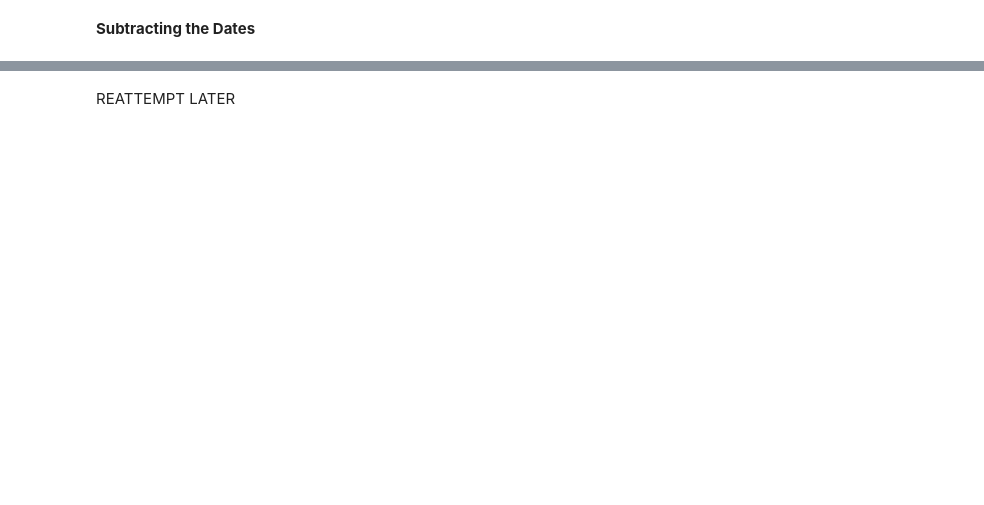
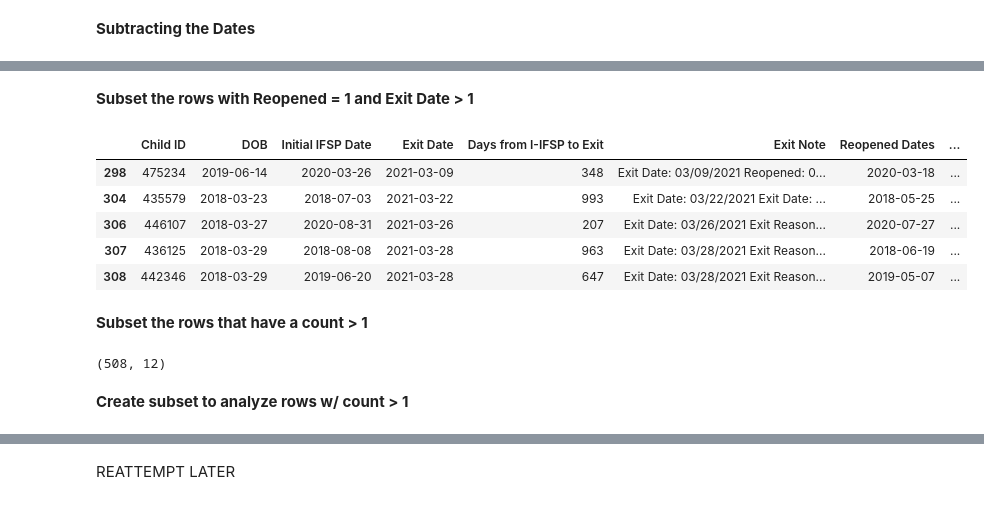
Before and after one commit to emmajordan19/ddid-rasberry-pi, a Jupyter notebook: notebook/TEIS Project.ipynb, the cells around one changed output, grey strips where cells are left out. Drawn from its saved outputs; the diff is of its cells as text; code cells hidden in the pictures; blank space fills up the shorter version.

```diff
--- a/notebook/TEIS Project.ipynb
+++ b/notebook/TEIS Project.ipynb
@@ -126,0 +393,2 @@ TEIS_reopened
+# %%
+TEIS_reopened['Number of Reopened Dates'] = TEIS_reopened['Exit Note'].str.count(r'(Reopened: \d{2}/\d{2}/\d{4})')
@@ -126,0 +401,2 @@ TEIS_reopened
+# %%
+TEIS_reopened['Number of Exit Dates'] = TEIS_reopened['Exit Note'].str.count(r'Exit Date: \d{2}/\d{2}/\d{4}')
@@ -126,0 +438,21 @@ TEIS_reopened
+# %% [markdown]
+**Subset the rows with Reopened = 1 and Exit Date > 1**
+# %%
+TEIS_single_date = TEIS_reopened[(TEIS_reopened['Number of Reopened Dates'] <= 1) & (TEIS_reopened['Number of Exit Dates'] > 1)]
+TEIS_single_date.head()
+# %% [output]
+|  | Child ID | DOB | Initial IFSP Date | Exit Date | Days from I-IFSP to Exit | Exit Note | Reopened Dates | ... |
+| 298 | 475234 | 2019-06-14 | 2020-03-26 | 2021-03-09 | 348 | Exit Date: 03/09/2021 Reopened: 0... | 2020-03-18 | ... |
+| 304 | 435579 | 2018-03-23 | 2018-07-03 | 2021-03-22 | 993 | Exit Date: 03/22/2021 Exit Date: ... | 2018-05-25 | ... |
+| 306 | 446107 | 2018-03-27 | 2020-08-31 | 2021-03-26 | 207 | Exit Date: 03/26/2021 Exit Reason... | 2020-07-27 | ... |
+| 307 | 436125 | 2018-03-29 | 2018-08-08 | 2021-03-28 | 963 | Exit Date: 03/28/2021 Exit Reason... | 2018-06-19 | ... |
+| 308 | 442346 | 2018-03-29 | 2019-06-20 | 2021-03-28 | 647 | Exit Date: 03/28/2021 Exit Reason... | 2019-05-07 | ... |
+# %% [markdown]
+**Subset the rows that have a count > 1**
+# %%
+TEIS_multiple_dates = TEIS_reopened[(TEIS_reopened['Number of Reopened Dates'] > 1) & (TEIS_reopened['Number of Exit Dates'] > 1)]
+TEIS_multiple_dates.shape
+# %% [output]
+(508, 12)
+# %% [markdown]
+**Create subset to analyze rows w/ count > 1**
```
Also changed, not shown: parts of 51 cells of this notebook.
